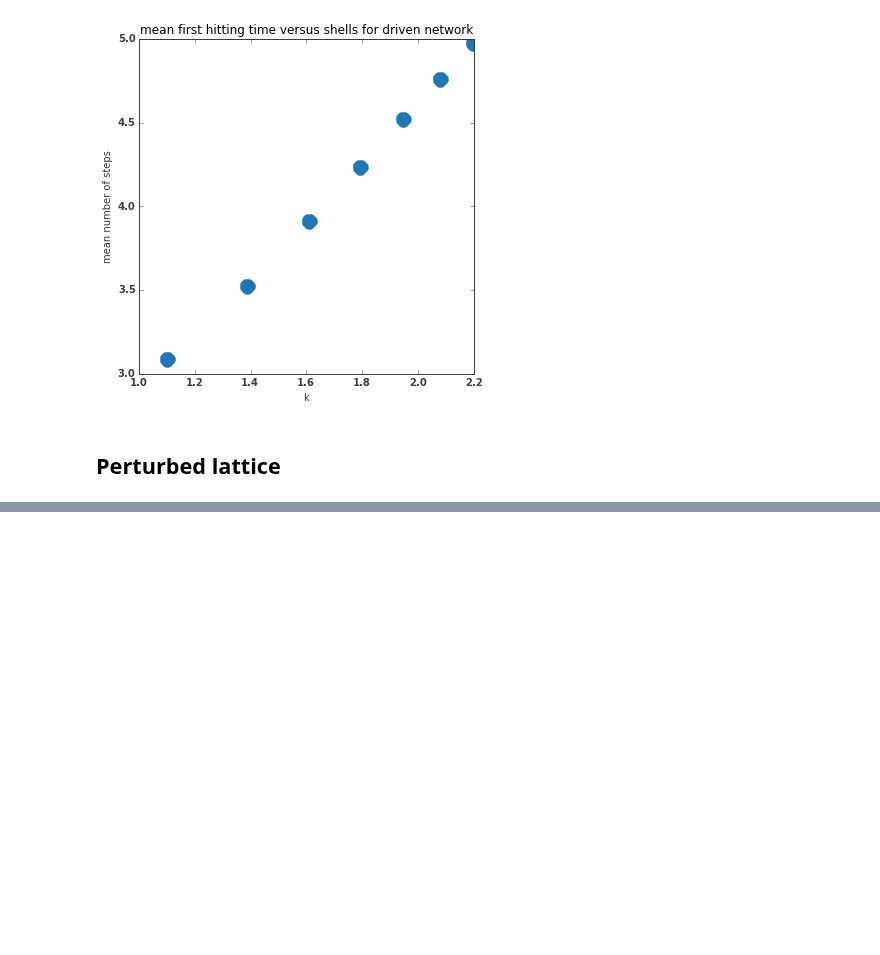
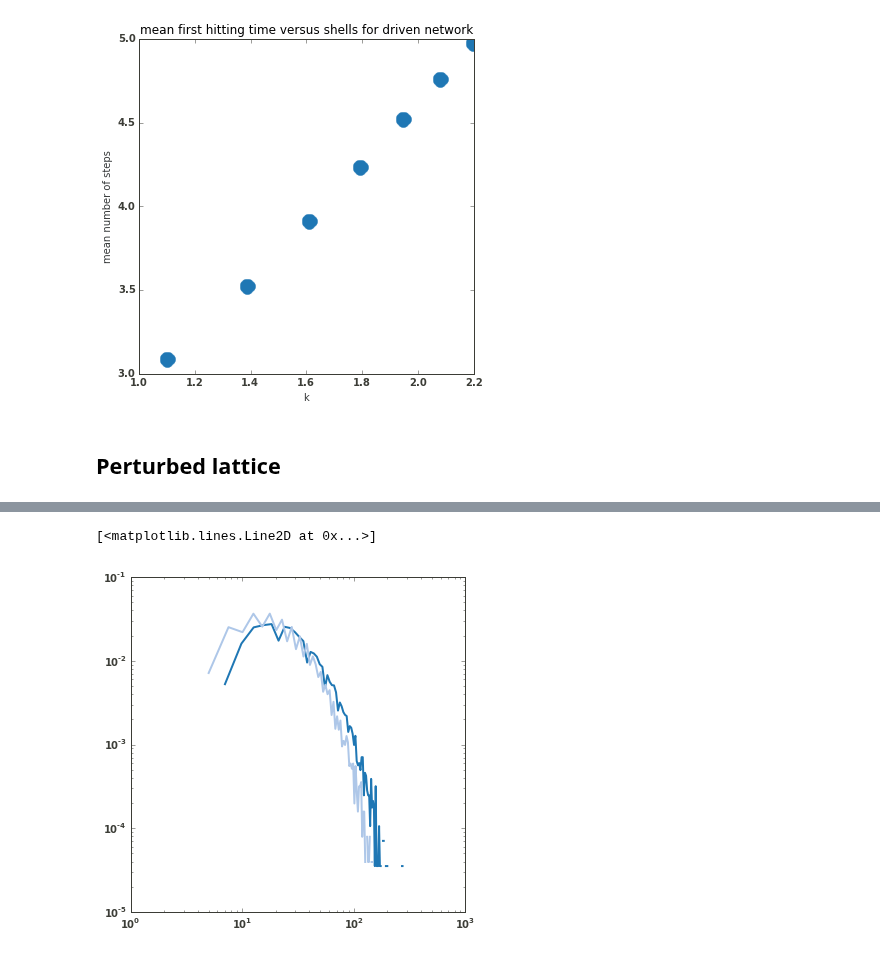
Before and after one commit to williamgilpin/netsim, a Jupyter notebook: simple_models.ipynb, the cells around one changed output, grey strips where cells are left out. Cells and saved outputs as stored; diff of their text form; code cells hidden in the pictures; blank space fills up the shorter version.

```diff
--- a/simple_models.ipynb
+++ b/simple_models.ipynb
@@ -721,0 +787,18 @@ title('mean first hitting time versus shells for driven network')
+# %%
+leaf_inds = list(range(shell_inds[-2],shell_inds[-1]-1))
+ht = sim_hits(tmat,leaf_inds,[0], ntraj=10000, cutoff=2500)
+# ht2 = sim_hits(tmat_def,list(range(46,93)),[0], ntraj=1000, cutoff=2500)
+traj_lens = array([len(item) for item in ht])
+hh = histogram(traj_lens,100,density=True)
+loglog(hh[1][:-1], hh[0])
+
+hold(True)
+leaf_inds = list(range(shell_inds[-2],shell_inds[-1]-1))
+ht = sim_hits(tmat_def,list(range(78,169)),[0], ntraj=10000, cutoff=2500)
+# ht2 = sim_hits(tmat_def,list(range(46,93)),[0], ntraj=1000, cutoff=2500)
+traj_lens = array([len(item) for item in ht])
+hh = histogram(traj_lens,100,density=True)
+loglog(hh[1][:-1], hh[0])
+# %% [output]
+[<matplotlib.lines.Line2D at 0x...>]
+[figure, added]
```
Also changed, not shown: parts of 2 cells of this notebook, 1 other file.
